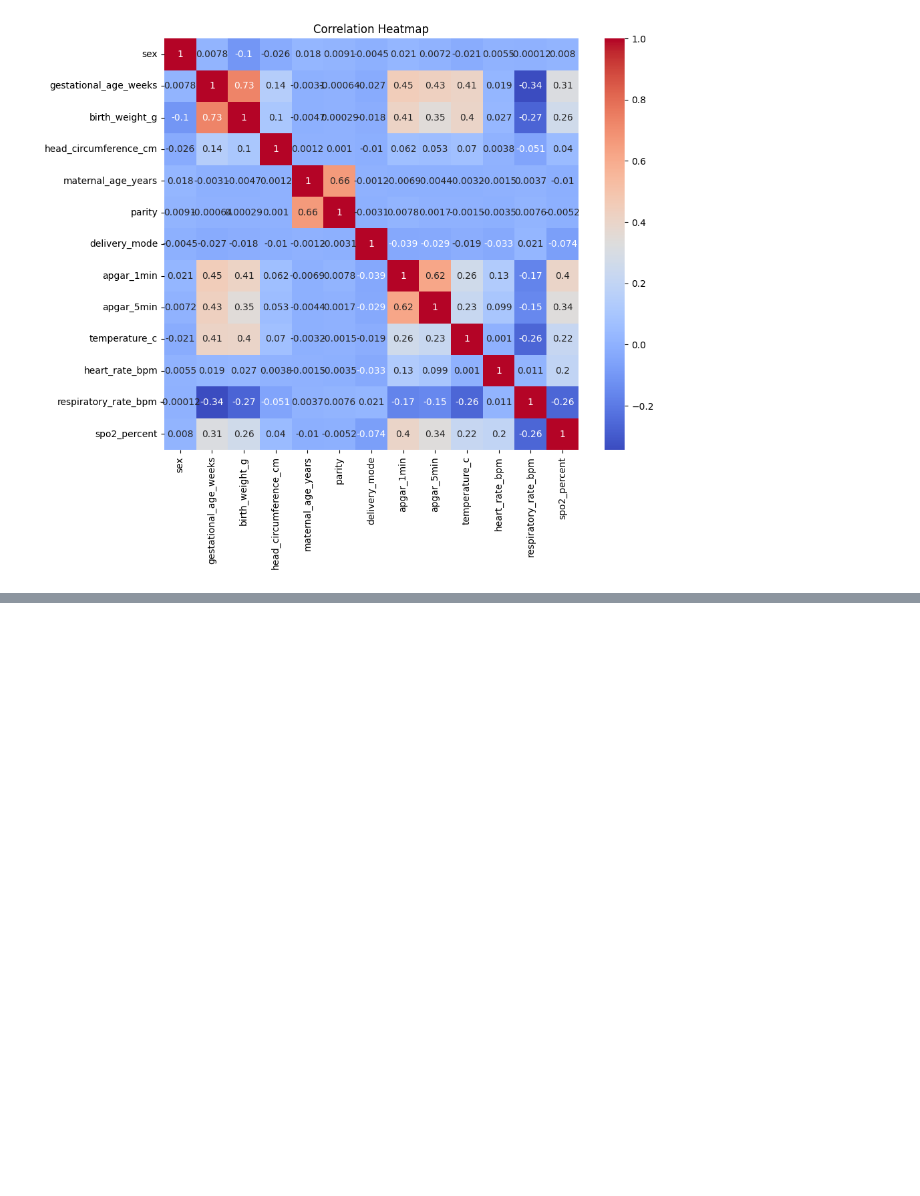
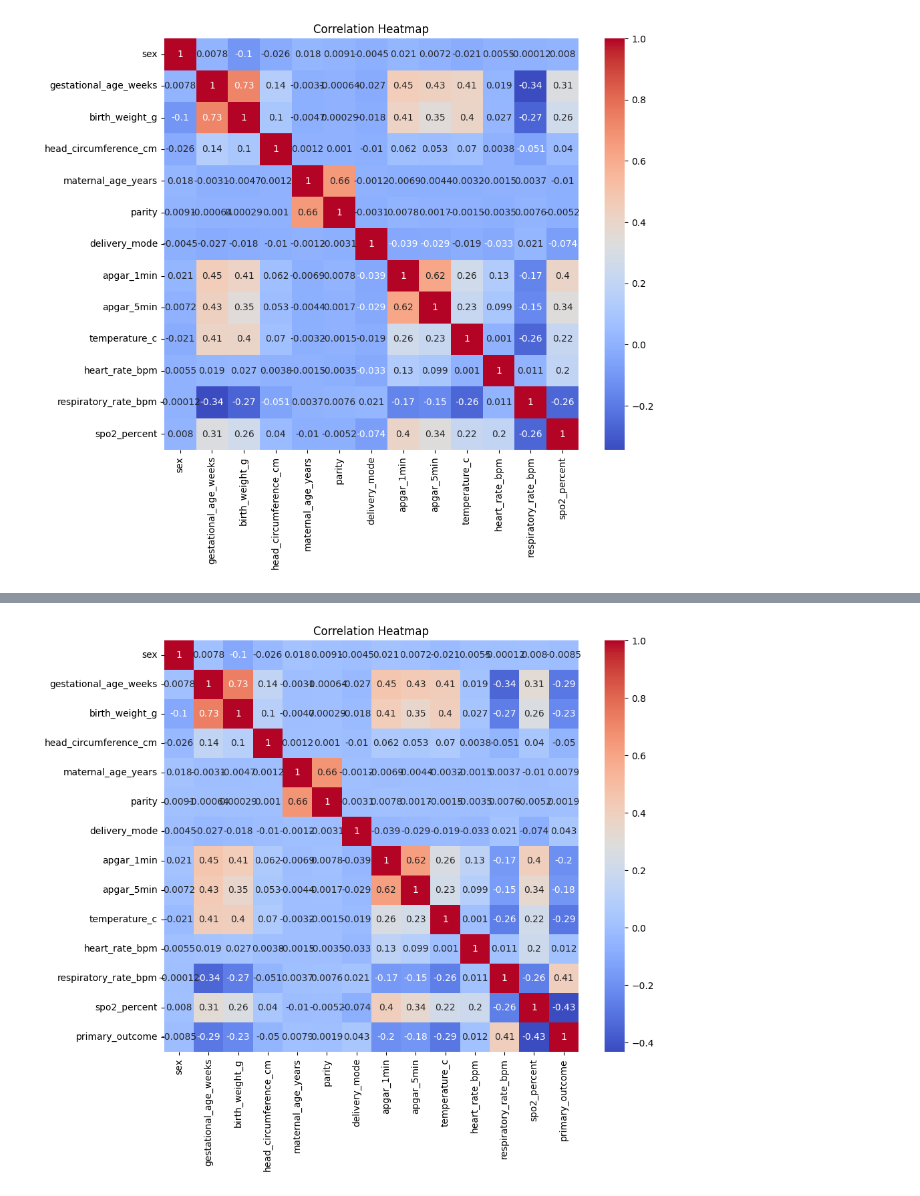
Before and after one commit to mablemunanura/NEONATES, a Jupyter notebook: ClinicalData.ipynb, the cells around one changed output, grey strips where cells are left out. Cells and saved outputs as stored; diff of their text form; code cells hidden in the pictures; blank space fills up the shorter version.

```diff
--- a/ClinicalData.ipynb
+++ b/ClinicalData.ipynb
@@ -283,0 +319,4 @@ plt.show()
+# %%
+#Remove the burden column
+df.drop("burden_level", axis=1, inplace=True)
+df.head()
@@ -283,0 +330,9 @@ plt.show()
+# %%
+#Correlation between primary outcome and other features
+numeric_cols = df.select_dtypes(include="number").columns.tolist()
+plt.figure(figsize=(10,8))
+sns.heatmap(df[numeric_cols].corr(), annot=True, cmap="coolwarm")
+plt.title("Correlation Heatmap")
+plt.show()
+# %% [output]
+[figure, added]
```
Also changed, not shown: parts of 26 cells of this notebook.
